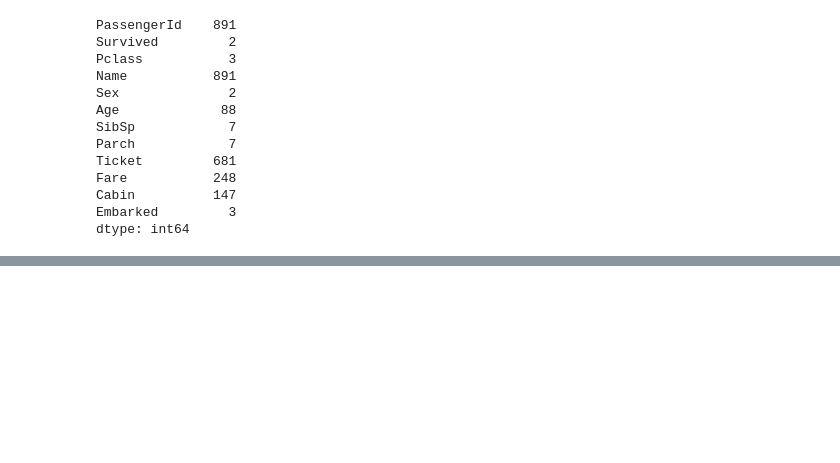
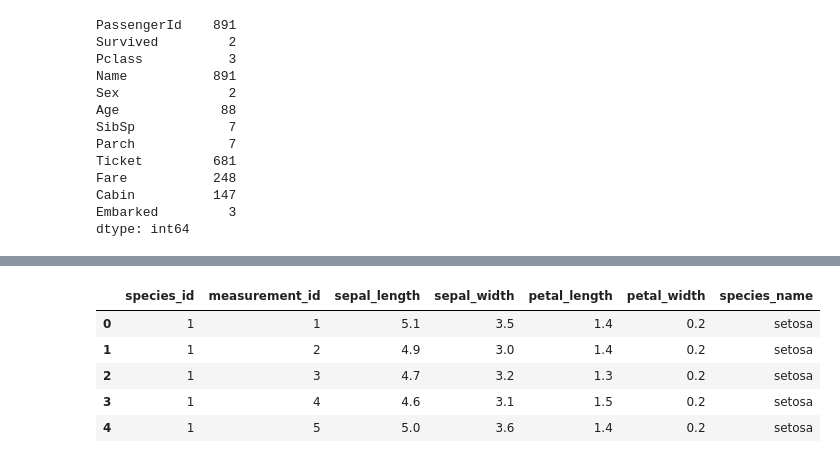
Before and after one commit to Promeos/classification-exercises, a Jupyter notebook: classification_exercises.ipynb, the cells around one changed output, grey strips where cells are left out. Saved outputs shown, nothing was run; the diff lists cells and outputs as text; code cells hidden in the pictures; blank space fills up the shorter version.

```diff
--- a/classification_exercises.ipynb
+++ b/classification_exercises.ipynb
@@ -231,0 +245,10 @@ dtype: int64
+# %%
+# dataframe is properly formatted
+acquire.get_iris_data().head()
+# %% [output]
+|  | species_id | measurement_id | sepal_length | sepal_width | petal_length | petal_width | species_name |
+| 0 | 1 | 1 | 5.1 | 3.5 | 1.4 | 0.2 | setosa |
+| 1 | 1 | 2 | 4.9 | 3.0 | 1.4 | 0.2 | setosa |
+| 2 | 1 | 3 | 4.7 | 3.2 | 1.3 | 0.2 | setosa |
+| 3 | 1 | 4 | 4.6 | 3.1 | 1.5 | 0.2 | setosa |
+| 4 | 1 | 5 | 5.0 | 3.6 | 1.4 | 0.2 | setosa |
```
Also changed, not shown: parts of 6 cells of this notebook, 1 other file.
